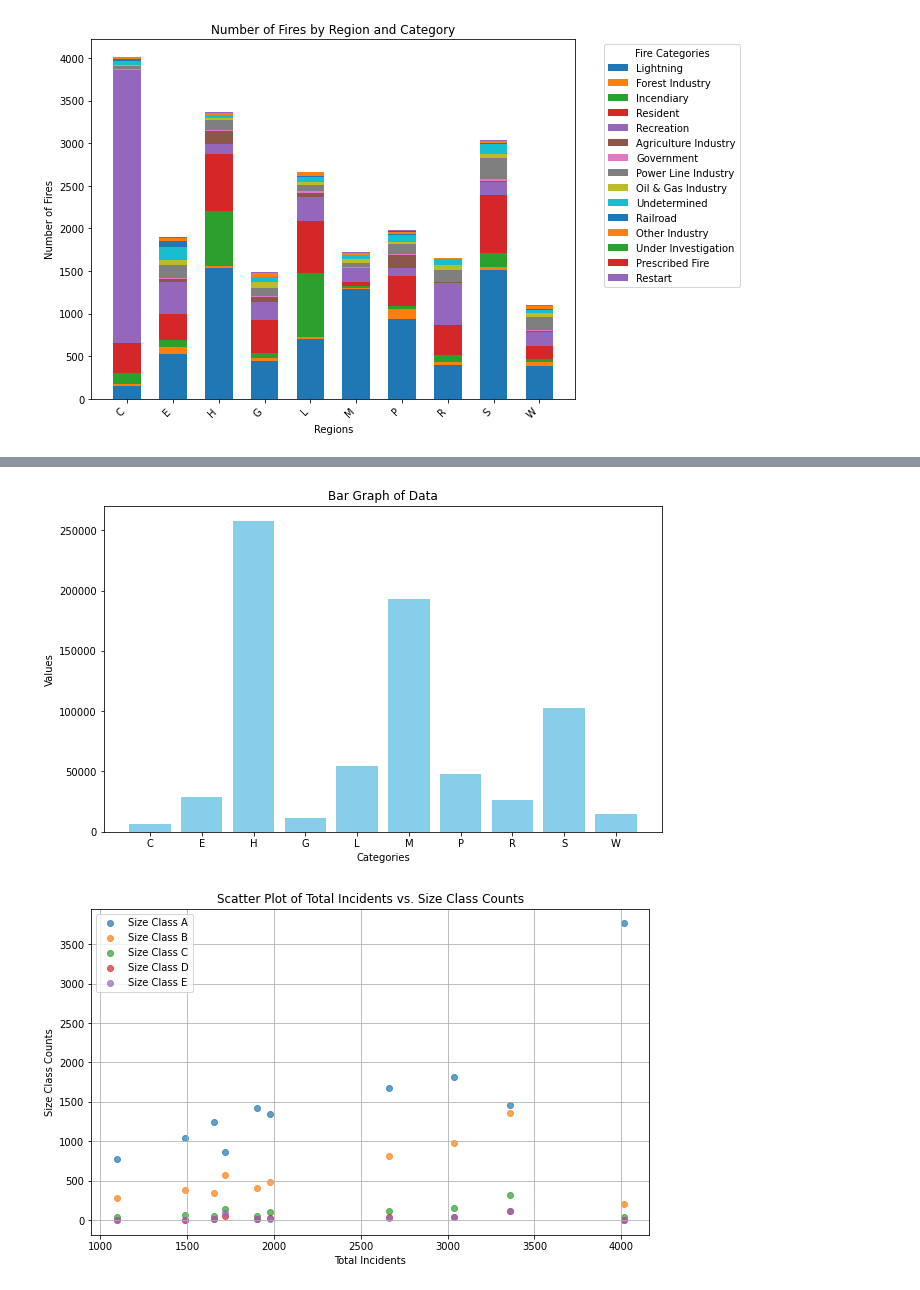
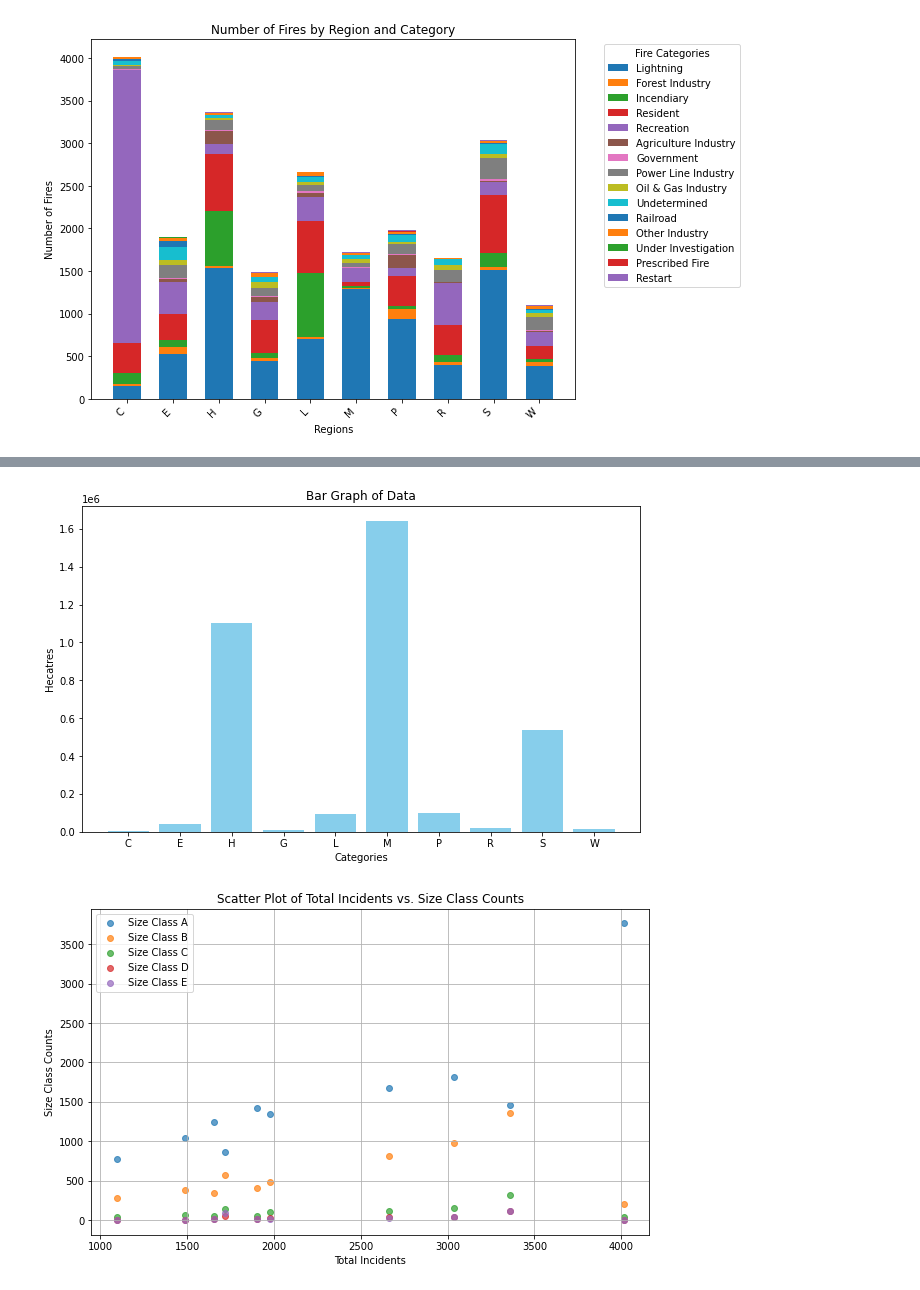
Before and after one commit to pandya-aditya/CxC_Hackathon, a Jupyter notebook: main.ipynb, the cells around one changed output, grey strips where cells are left out. Cells and saved outputs as stored; diff of their text form; code cells hidden in the pictures.

```diff
--- a/main.ipynb
+++ b/main.ipynb
@@ -60,4 +66,6 @@ for key, value in causes_dict.items():
 # %%
+weighted_FSA = {'C': 0, 'E': 0, 'H': 0, 'G': 0, 'L': 0, 'M': 0, 'P': 0, 'R': 0, 'S': 0, 'W': 0}
+
 for index in df.index:
 
     region = df.loc[index, 'fire_number']
@@ -65,6 +73,8 @@ for index in df.index:
     FSA_dict[region][0] +=1
     classtemp = df.loc[index, 'size_class']
     FSA_dict[region][1][classtemp] += 1
+    size = df.loc[index, 'current_size']
+    weighted_FSA[region] += size
 
     general = df.loc[index, 'general_cause_desc']
     causes_dict[region]['general_c'][general][0] += 1
@@ -294,12 +225,3 @@ plt.show()
 [figure]
 [figure]
 [figure]
-# %%
-weights = {'A': 0.1, 'B': 4.0, 'C': 20.0, 'D': 200.0, 'E': 1961.53}
-weighted_FSA = {'C': 0, 'E': 0, 'H': 0, 'G': 0, 'L': 0, 'M': 0, 'P': 0, 'R': 0, 'S': 0, 'W': 0}
-
-for key, value in FSA_dict.items():
-    for k, w in weights.items():
-        weighted_FSA[key] += value[1][k]*weights[k]
-
-print(weighted_FSA)
@@ -308,16 +258,16 @@ print(weighted_FSA)
 # %%
 categories = list(weighted_FSA.keys())
 values = list(weighted_FSA.values())
 
-# Creating the bar graph
+
 plt.figure(figsize=(10, 6))
 plt.bar(categories, values, color='skyblue')
 plt.title('Bar Graph of Data')
 plt.xlabel('Categories')
-plt.ylabel('Values')
+plt.ylabel('Hecatres')
 plt.show()
 # %% [output]
-[figure, old version]
+[figure, new version]
 # %%
 fsa_codes = list(FSA_dict.keys())
 total_incidents = [data[0] for data in FSA_dict.values()]
```
Also changed, not shown: parts of 11 cells of this notebook.
